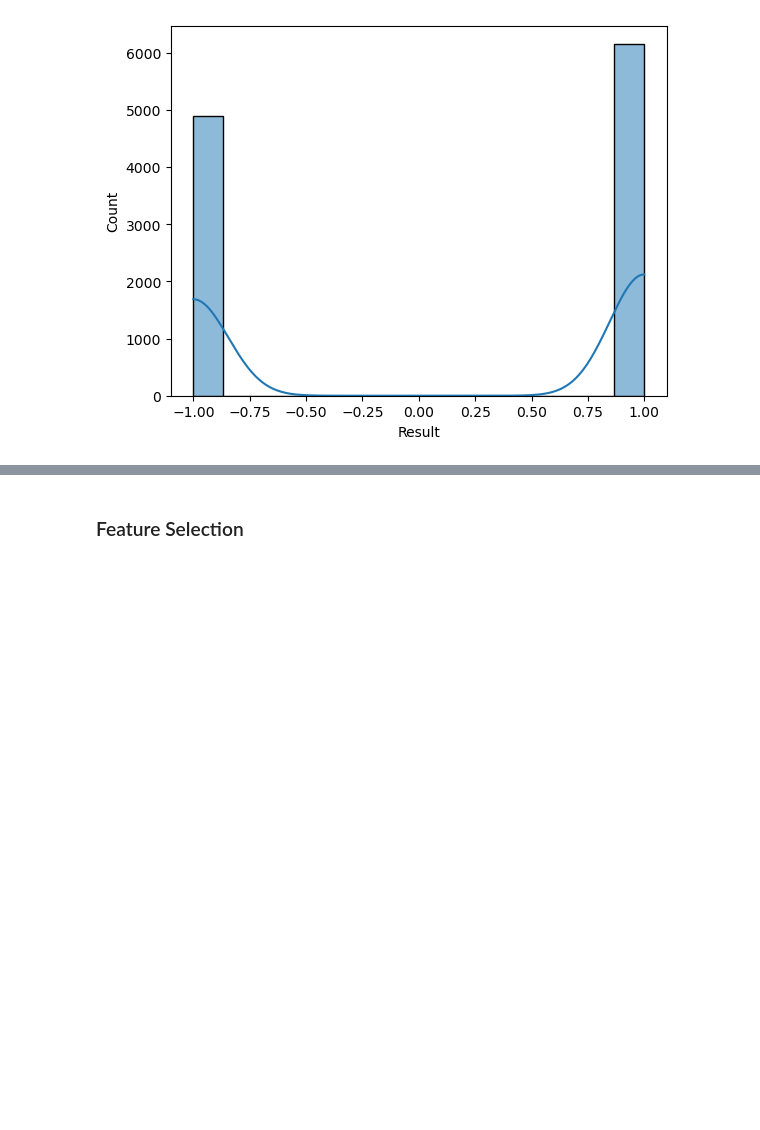
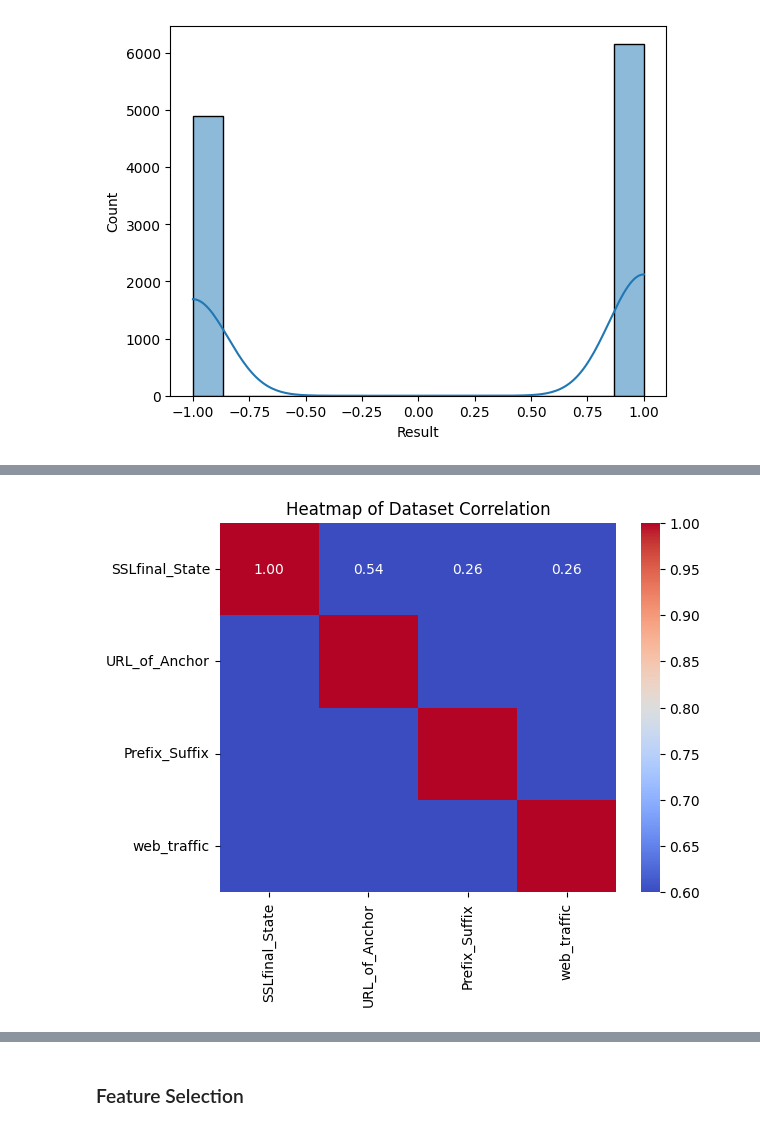
Before and after one commit to ddiaz1126/CyberSecurity, a Jupyter notebook: CyberSecurity.ipynb, the cells around one changed output, grey strips where cells are left out. Cells and saved outputs as stored; diff of their text form; code cells hidden in the pictures; blank space fills up the shorter version.

```diff
--- a/CyberSecurity.ipynb
+++ b/CyberSecurity.ipynb
@@ -146,0 +143,9 @@ plt.show()
+# %%
+# Correlation of Columns
+cor = features.corr()
+# Visualize Correlations on a heatmap
+sns.heatmap(cor, vmin=0.6, annot=True, fmt=".2f", cmap='coolwarm')
+plt.title("Heatmap of Dataset Correlation")
+plt.show()
+# %% [output]
+[figure, new version]
```
Also changed, not shown: parts of 46 cells of this notebook, 1 other file.
